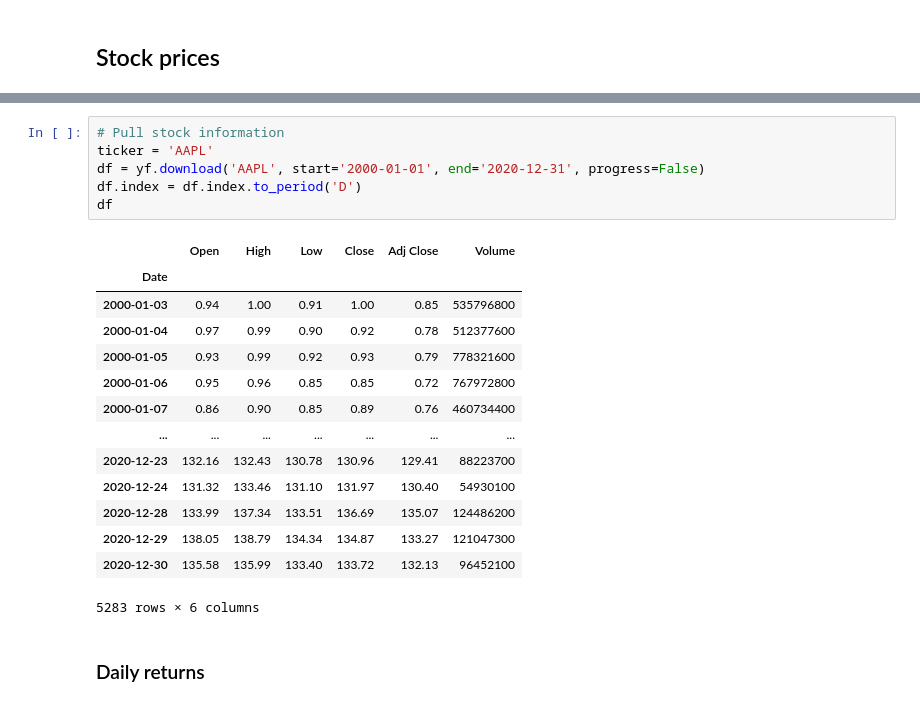
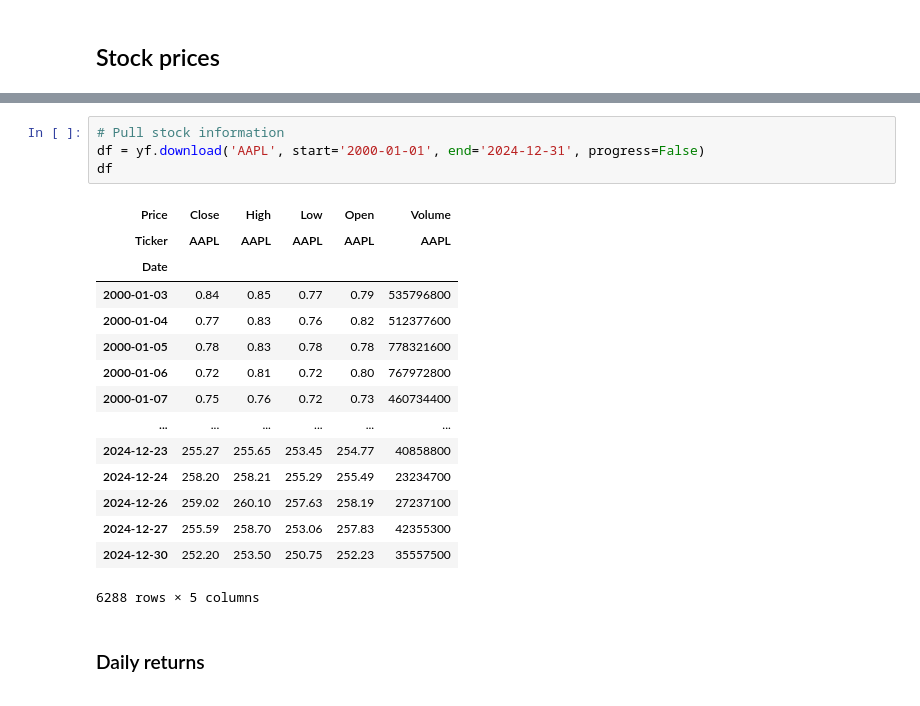
Before and after one commit to kpcrotty/busi448, a Jupyter notebook: class_notebooks/04_returns.ipynb, the cells around one changed output, grey strips where cells are left out. Saved outputs shown, nothing was run; the diff lists cells and outputs as text.

```diff
--- a/class_notebooks/04_returns.ipynb
+++ b/class_notebooks/04_returns.ipynb
@@ -14,24 +35,23 @@ pd.options.display.float_format = '{:.2f}'.format
 # %%
 # Pull stock information
-ticker = 'AAPL'
-df = yf.download('AAPL', start='2000-01-01', end='2020-12-31', progress=False)
-df.index = df.index.to_period('D')
+df = yf.download('AAPL', start='2000-01-01', end='2024-12-31', progress=False)
 df
 # %% [output]
-|  | Open | High | Low | Close | Adj Close | Volume |
-| Date |  |  |  |  |  |  |
-| 2000-01-03 | 0.94 | 1.00 | 0.91 | 1.00 | 0.85 | 535796800 |
-| 2000-01-04 | 0.97 | 0.99 | 0.90 | 0.92 | 0.78 | 512377600 |
-| 2000-01-05 | 0.93 | 0.99 | 0.92 | 0.93 | 0.79 | 778321600 |
-| 2000-01-06 | 0.95 | 0.96 | 0.85 | 0.85 | 0.72 | 767972800 |
-| 2000-01-07 | 0.86 | 0.90 | 0.85 | 0.89 | 0.76 | 460734400 |
-| ... | ... | ... | ... | ... | ... | ... |
-| 2020-12-23 | 132.16 | 132.43 | 130.78 | 130.96 | 129.41 | 88223700 |
-| 2020-12-24 | 131.32 | 133.46 | 131.10 | 131.97 | 130.40 | 54930100 |
-| 2020-12-28 | 133.99 | 137.34 | 133.51 | 136.69 | 135.07 | 124486200 |
-| 2020-12-29 | 138.05 | 138.79 | 134.34 | 134.87 | 133.27 | 121047300 |
-| 2020-12-30 | 135.58 | 135.99 | 133.40 | 133.72 | 132.13 | 96452100 |
+| Price | Close | High | Low | Open | Volume |
+| Ticker | AAPL | AAPL | AAPL | AAPL | AAPL |
+| Date |  |  |  |  |  |
+| 2000-01-03 | 0.84 | 0.85 | 0.77 | 0.79 | 535796800 |
+| 2000-01-04 | 0.77 | 0.83 | 0.76 | 0.82 | 512377600 |
+| 2000-01-05 | 0.78 | 0.83 | 0.78 | 0.78 | 778321600 |
+| 2000-01-06 | 0.72 | 0.81 | 0.72 | 0.80 | 767972800 |
+| 2000-01-07 | 0.75 | 0.76 | 0.72 | 0.73 | 460734400 |
+| ... | ... | ... | ... | ... | ... |
+| 2024-12-23 | 255.27 | 255.65 | 253.45 | 254.77 | 40858800 |
+| 2024-12-24 | 258.20 | 258.21 | 255.29 | 255.49 | 23234700 |
+| 2024-12-26 | 259.02 | 260.10 | 257.63 | 258.19 | 27237100 |
+| 2024-12-27 | 255.59 | 258.70 | 253.06 | 257.83 | 42355300 |
+| 2024-12-30 | 252.20 | 253.50 | 250.75 | 252.23 | 35557500 |
-5283 rows × 6 columns
+6288 rows × 5 columns
 # %% [markdown]
 ### Daily returns
 # %%
```
Also changed, not shown: parts of 29 cells of this notebook, 5 other files.
